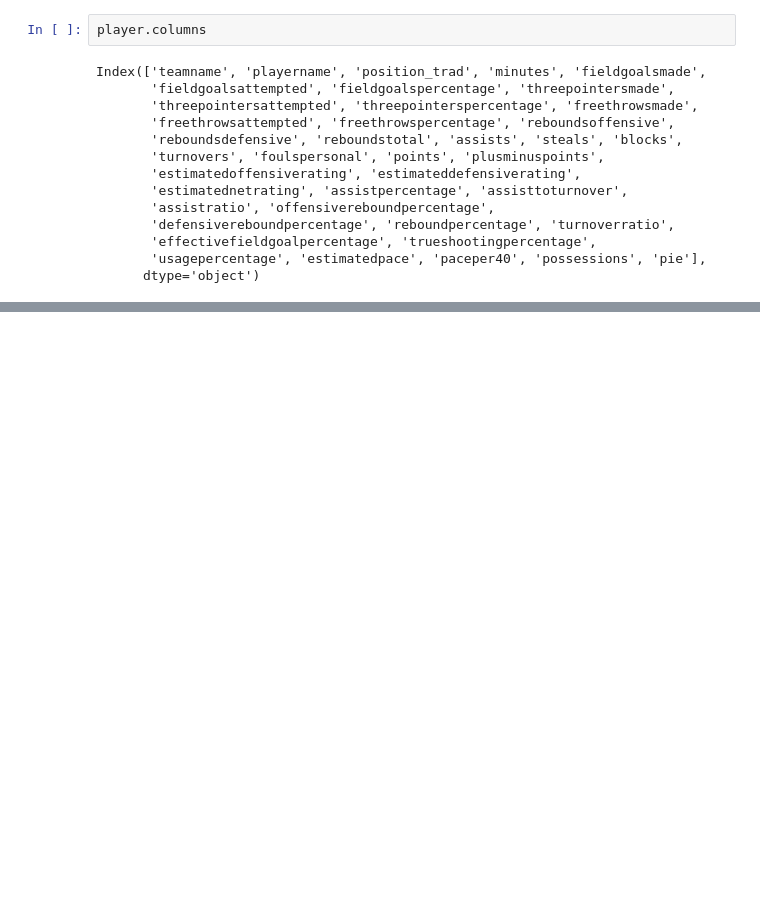
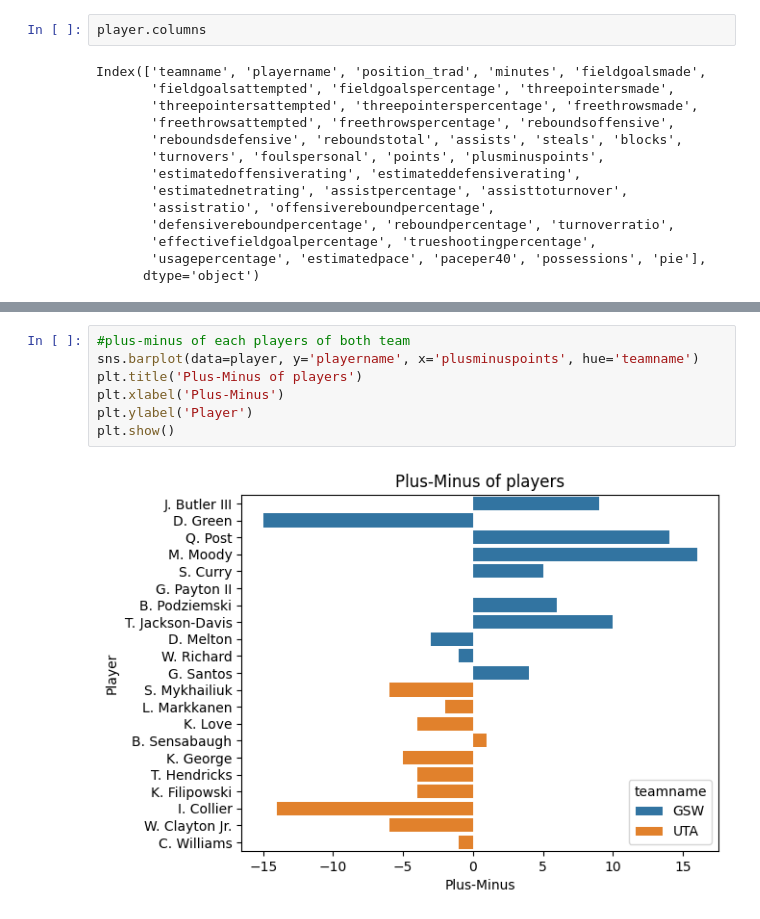
Before and after one commit to biiipin/analysis_nbagame, a Jupyter notebook: data_analysis.ipynb, the cells around one changed output, grey strips where cells are left out. Saved outputs shown, nothing was run; the diff lists cells and outputs as text; blank space fills up the shorter version.

```diff
--- a/data_analysis.ipynb
+++ b/data_analysis.ipynb
@@ -90,0 +163,9 @@ print(top_scorers[['teamname','playername','points','fieldgoalsmade','fieldgoals
+# %%
+#plus-minus of each players of both team
+sns.barplot(data=player, y='playername', x='plusminuspoints', hue='teamname')
+plt.title('Plus-Minus of players')
+plt.xlabel('Plus-Minus')
+plt.ylabel('Player')
+plt.show()
+# %% [output]
+[figure, added]
```
Also changed, not shown: parts of 17 cells of this notebook.
